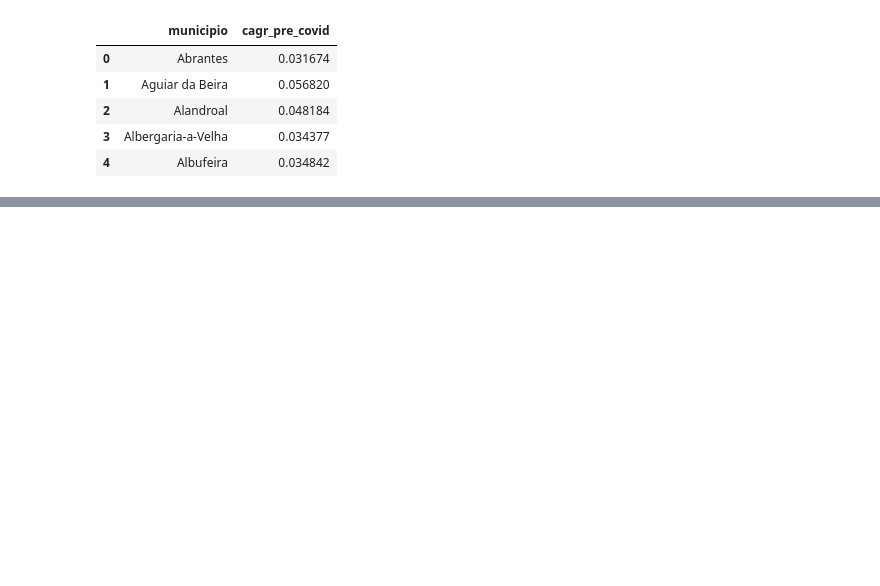
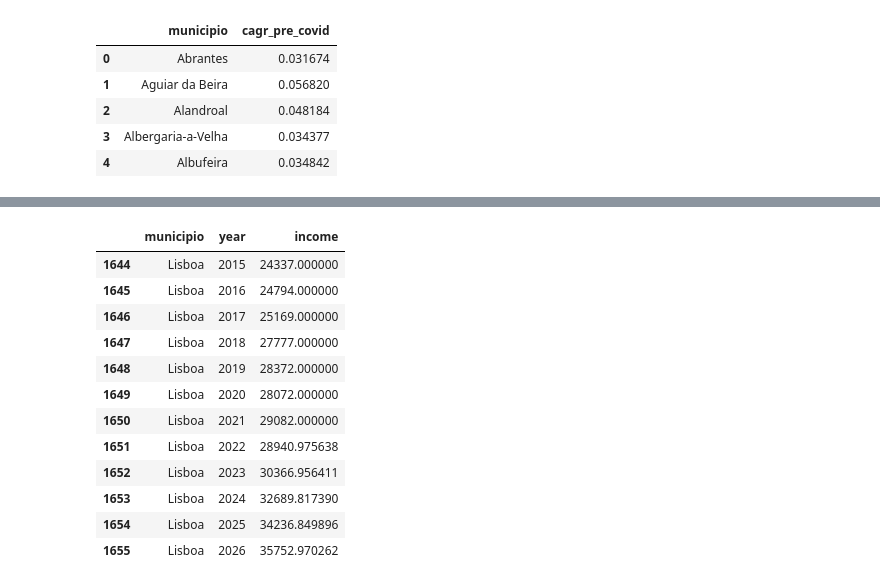
Before and after one commit to Allcaide/energy-poverty, a Jupyter notebook: household_income_forecast_2026.ipynb, the cells around one changed output, grey strips where cells are left out. Saved outputs shown, nothing was run; the diff lists cells and outputs as text; code cells hidden in the pictures; blank space fills up the shorter version.

```diff
--- a/household_income_forecast_2026.ipynb
+++ b/household_income_forecast_2026.ipynb
@@ -349,0 +421,16 @@ else:
+# %%
+final_df[final_df['municipio'] == 'Lisboa'].sort_values('year')
+# %% [output]
+|  | municipio | year | income |
+| 1644 | Lisboa | 2015 | 24337.000000 |
+| 1645 | Lisboa | 2016 | 24794.000000 |
+| 1646 | Lisboa | 2017 | 25169.000000 |
+| 1647 | Lisboa | 2018 | 27777.000000 |
+| 1648 | Lisboa | 2019 | 28372.000000 |
+| 1649 | Lisboa | 2020 | 28072.000000 |
+| 1650 | Lisboa | 2021 | 29082.000000 |
+| 1651 | Lisboa | 2022 | 28940.975638 |
+| 1652 | Lisboa | 2023 | 30366.956411 |
+| 1653 | Lisboa | 2024 | 32689.817390 |
+| 1654 | Lisboa | 2025 | 34236.849896 |
+| 1655 | Lisboa | 2026 | 35752.970262 |
```
Also changed, not shown: parts of 21 cells of this notebook, 1 other file.
